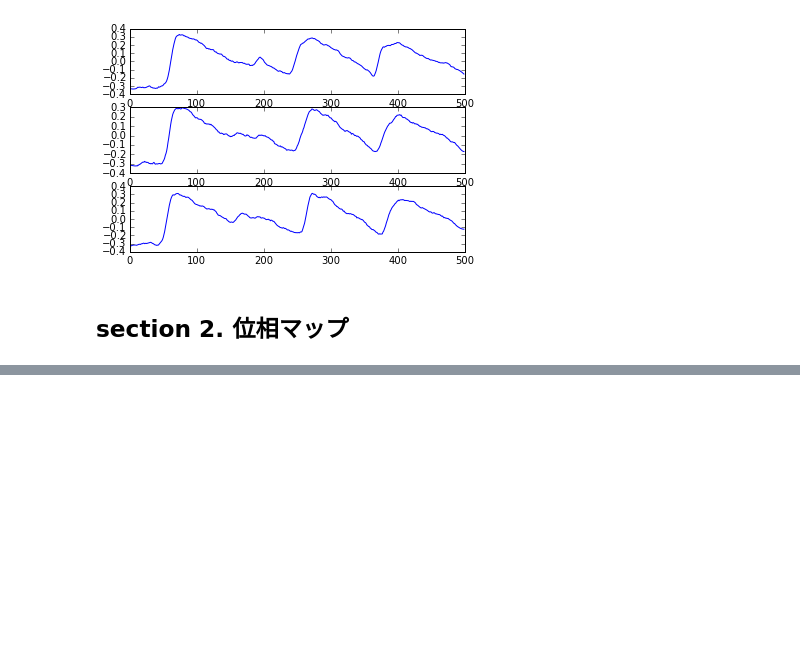
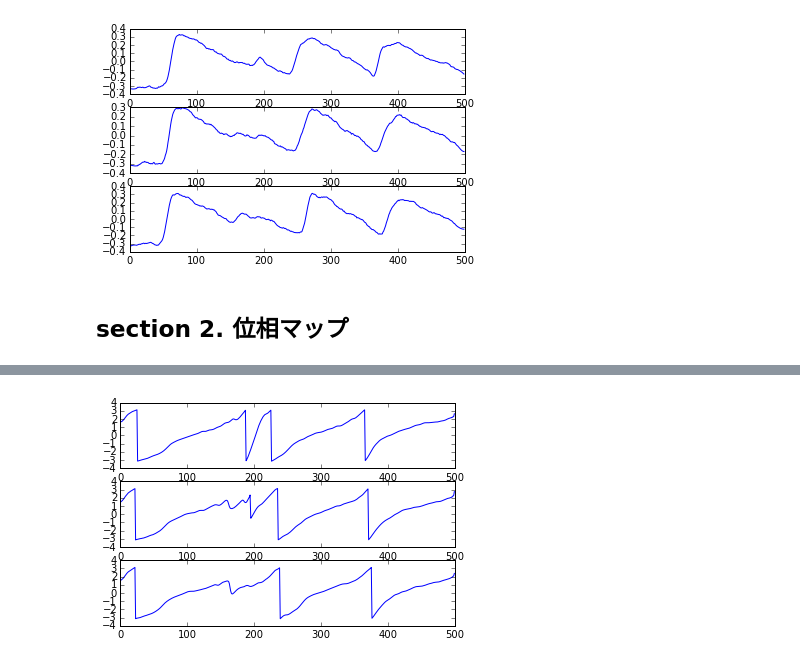
Before and after one commit to chenaoki/opmap, a Jupyter notebook: Tutorial.ipynb, the cells around one changed output, grey strips where cells are left out. Drawn from its saved outputs; the diff is of its cells as text; code cells hidden in the pictures; blank space fills up the shorter version.

```diff
--- a/Tutorial.ipynb
+++ b/Tutorial.ipynb
@@ -235 +150,5 @@ plt.imshow(pmap.data[280, :,:])
+# %%
+pmap.plot(points)
+# %% [output]
+[figure, added]
 # %%
```
Also changed, not shown: parts of 16 cells of this notebook, 1 other file.
